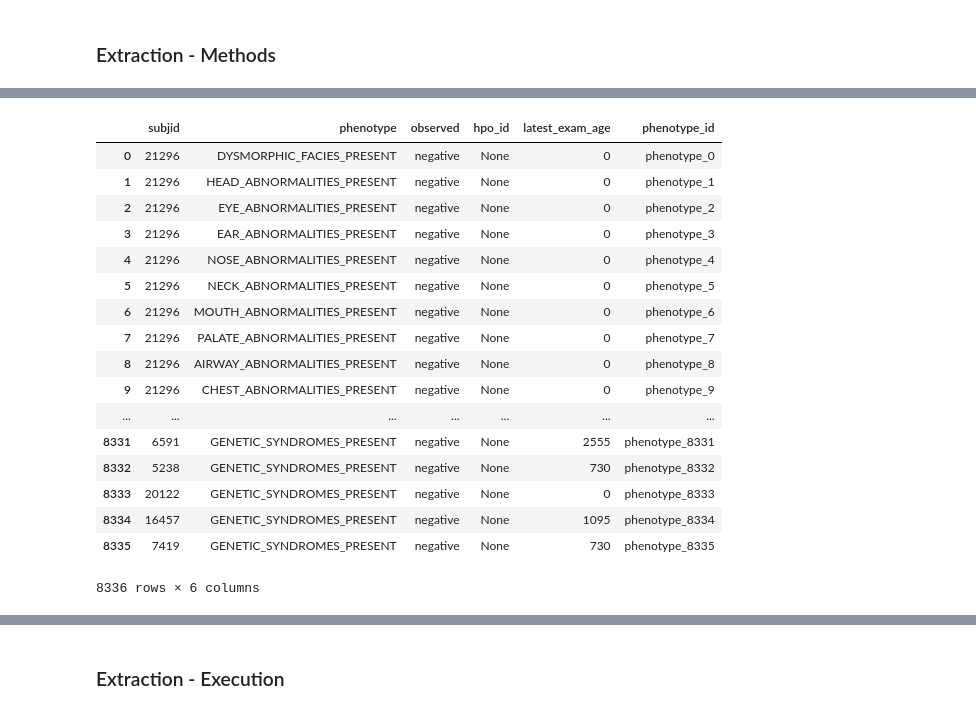
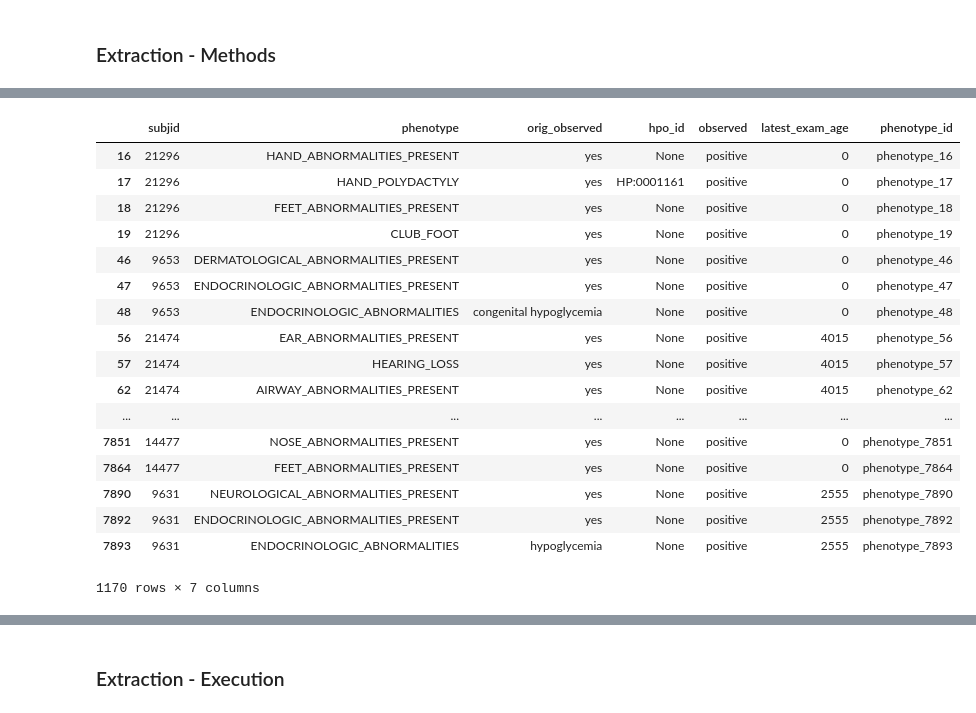
Before and after one commit to ConnorBarnhill/kf-api-dataservice, a Jupyter notebook: dataservice/util/data_import/seidman/Seidman-Import.ipynb, the cells around one changed output, grey strips where cells are left out. Drawn from its saved outputs; the diff is of its cells as text; code cells hidden in the pictures.

Commit message:
:wrench: Seidman - update import notebook

```diff
--- a/dataservice/util/data_import/seidman/Seidman-Import.ipynb
+++ b/dataservice/util/data_import/seidman/Seidman-Import.ipynb
@@ -115,17 +74,3 @@ def read_family_data(filepath=None):
     df['is_proband'] = df.apply(func, axis=1)
 
     return df
-# %%
-# Find the potential negative/positive observed vaue
-from pandas.api.types import is_numeric_dtype
-filepath = os.path.join(DBGAP_DIR, '3a_dbGaP_SubjectPhenotypes_ExtracardiacFindingsDS.txt')
-
-# Read csv
-df = pd.read_csv(filepath,
-             delimiter='\t',
-             dtype={'SUBJID': str})
-
-cols = df.columns.tolist()[1:]
-for col in cols:
-    if not is_numeric_dtype(df[col]):
-        print(df[col].unique())
@@ -184,19 +111,20 @@ def read_phenotype_data(filepath=None):
     cols = df.columns.tolist()[2:]
     phenotype_cols = [col for col in cols if not col.startswith('OTHER')]
     phenotype_df = pd.melt(df, id_vars='SUBJID', value_vars=phenotype_cols,
-                           var_name='phenotype', value_name='observed')
+                           var_name='phenotype', value_name='orig_observed')
 
     # Remove unkonwns
     unknown_values = ['none', 'unknown', 'no/not checked', 'not applicable', 'absent']
-    phenotype_df = phenotype_df[phenotype_df['observed'].apply(lambda x: x not in unknown_values)]
+    phenotype_df = phenotype_df[phenotype_df['orig_observed'].apply(lambda x: x not in unknown_values)]
 
     # Add HPOs
-    from dataservice.util.data_import.etl.hpo_mapper import mapper
-    phenotype_df = mapper.add_hpo_id_col(phenotype_df)
+    from dataservice.util.data_import.etl.hpo import mapper
+    hpo_mapper = mapper.HPOMapper(DATA_DIR)
+    phenotype_df = hpo_mapper.add_hpo_id_col(phenotype_df)
 
     # Map to positive/negative
     def func(row):
-        return 'negative' if row['observed'] == 'no' else 'positive'
+        return 'negative' if row['orig_observed'] == 'no' else 'positive'
     phenotype_df['observed'] = phenotype_df.apply(func, axis=1)
 
     # Merge back in age at event in days
@@ -212,23 +140,24 @@ def read_phenotype_data(filepath=None):
     return phenotype_df
 # %%
 df = read_phenotype_data()
-df
+phenos = df[df.observed == 'positive']
+phenos
 # %% [output]
-|  | subjid | phenotype | observed | hpo_id | latest_exam_age | phenotype_id |
-| 0 | 21296 | DYSMORPHIC_FACIES_PRESENT | negative | None | 0 | phenotype_0 |
-| 1 | 21296 | HEAD_ABNORMALITIES_PRESENT | negative | None | 0 | phenotype_1 |
-| 2 | 21296 | EYE_ABNORMALITIES_PRESENT | negative | None | 0 | phenotype_2 |
-| 3 | 21296 | EAR_ABNORMALITIES_PRESENT | negative | None | 0 | phenotype_3 |
-| 4 | 21296 | NOSE_ABNORMALITIES_PRESENT | negative | None | 0 | phenotype_4 |
-| 5 | 21296 | NECK_ABNORMALITIES_PRESENT | negative | None | 0 | phenotype_5 |
-| 6 | 21296 | MOUTH_ABNORMALITIES_PRESENT | negative | None | 0 | phenotype_6 |
-| 7 | 21296 | PALATE_ABNORMALITIES_PRESENT | negative | None | 0 | phenotype_7 |
-| 8 | 21296 | AIRWAY_ABNORMALITIES_PRESENT | negative | None | 0 | phenotype_8 |
-| 9 | 21296 | CHEST_ABNORMALITIES_PRESENT | negative | None | 0 | phenotype_9 |
-| ... | ... | ... | ... | ... | ... | ... |
-| 8331 | 6591 | GENETIC_SYNDROMES_PRESENT | negative | None | 2555 | phenotype_8331 |
-| 8332 | 5238 | GENETIC_SYNDROMES_PRESENT | negative | None | 730 | phenotype_8332 |
-| 8333 | 20122 | GENETIC_SYNDROMES_PRESENT | negative | None | 0 | phenotype_8333 |
-| 8334 | 16457 | GENETIC_SYNDROMES_PRESENT | negative | None | 1095 | phenotype_8334 |
-| 8335 | 7419 | GENETIC_SYNDROMES_PRESENT | negative | None | 730 | phenotype_8335 |
+|  | subjid | phenotype | orig_observed | hpo_id | observed | latest_exam_age | phenotype_id |
+| 16 | 21296 | HAND_ABNORMALITIES_PRESENT | yes | None | positive | 0 | phenotype_16 |
+| 17 | 21296 | HAND_POLYDACTYLY | yes | HP:0001161 | positive | 0 | phenotype_17 |
+| 18 | 21296 | FEET_ABNORMALITIES_PRESENT | yes | None | positive | 0 | phenotype_18 |
+| 19 | 21296 | CLUB_FOOT | yes | None | positive | 0 | phenotype_19 |
+| 46 | 9653 | DERMATOLOGICAL_ABNORMALITIES_PRESENT | yes | None | positive | 0 | phenotype_46 |
+| 47 | 9653 | ENDOCRINOLOGIC_ABNORMALITIES_PRESENT | yes | None | positive | 0 | phenotype_47 |
+| 48 | 9653 | ENDOCRINOLOGIC_ABNORMALITIES | congenital hypoglycemia | None | positive | 0 | phenotype_48 |
+| 56 | 21474 | EAR_ABNORMALITIES_PRESENT | yes | None | positive | 4015 | phenotype_56 |
+| 57 | 21474 | HEARING_LOSS | yes | None | positive | 4015 | phenotype_57 |
+| 62 | 21474 | AIRWAY_ABNORMALITIES_PRESENT | yes | None | positive | 4015 | phenotype_62 |
+| ... | ... | ... | ... | ... | ... | ... | ... |
+| 7851 | 14477 | NOSE_ABNORMALITIES_PRESENT | yes | None | positive | 0 | phenotype_7851 |
+| 7864 | 14477 | FEET_ABNORMALITIES_PRESENT | yes | None | positive | 0 | phenotype_7864 |
+| 7890 | 9631 | NEUROLOGICAL_ABNORMALITIES_PRESENT | yes | None | positive | 2555 | phenotype_7890 |
+| 7892 | 9631 | ENDOCRINOLOGIC_ABNORMALITIES_PRESENT | yes | None | positive | 2555 | phenotype_7892 |
+| 7893 | 9631 | ENDOCRINOLOGIC_ABNORMALITIES | hypoglycemia | None | positive | 2555 | phenotype_7893 |
-8336 rows × 6 columns
+1170 rows × 7 columns
```
Also changed, not shown: parts of 4 cells of this notebook.
